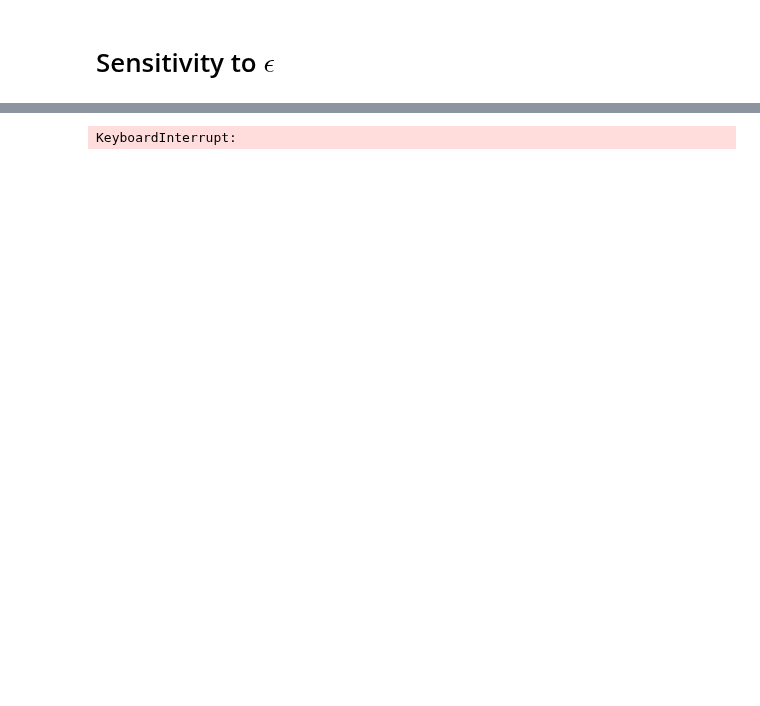
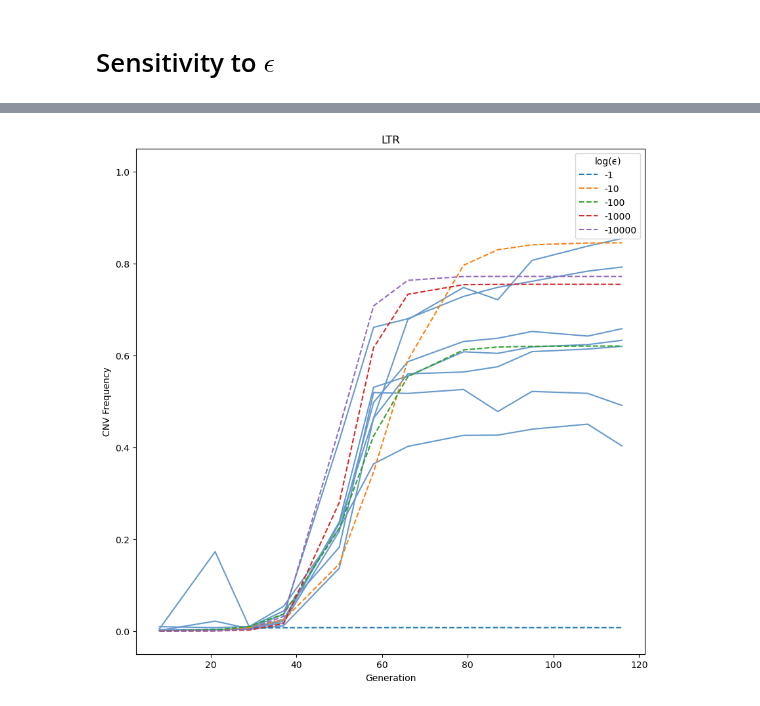
Before and after one commit to yoavram-lab/chuong_et_al, a Jupyter notebook: Overall Posterior.ipynb, the cells around one changed output, grey strips where cells are left out. Saved outputs shown, nothing was run; the diff lists cells and outputs as text; code cells hidden in the pictures; blank space fills up the shorter version.

```diff
--- a/Overall Posterior.ipynb
+++ b/Overall Posterior.ipynb
@@ -348,16 +100,30 @@ def sample_with_posterior(prior, overall_posterior_log_prob, line, n_samples, ju
-# %%
-%%time
-n_samples = 50
-sample_dfs = []
-
-for line in ['wt','ltr','ars','all']:
-    df = pd.DataFrame(index = [i for i in range(n_samples)], columns = ['line','log_s', 'log_m', 'log_p'])
-    df.iloc[:,0] = [line for i in range(n_samples)]
-    df.iloc[:,1:] = sample_with_posterior(prior, overall_posterior_log_prob, line, n_samples)
-    print(df)
-    sample_dfs.append(df)
-
-sample_df = pd.concat(sample_dfs)
-# sample_df.to_csv('sample_df_.csv')
-# %% [output]
-KeyboardInterrupt:
+# %%
+def plot_epsilons(ax, line, epsilons):
+# Plot Overall Posterior prediction for WT
+# Get data
+    op = overall_posteriors[line]
+    for i in range(len(op.Xs)):
+        ax.plot(generation.tolist(),op.Xs.iloc[i,:], color=rep_colors[line])
+
+    # Overall MAP
+    for ϵ in epsilons:
+        log_C = float(log_Cs.loc[line,:])
+        opp = OverallPosterior(op.prior, op.amortized_posterior, Xs=op.Xs, n_eval=100, log_C=1, epsilon=ϵ)
+        opp.get_log_C()
+        overall_map = opp.get_map()
+        params = torch.tensor(list(overall_map), dtype=torch.float64)
+        x = CNVsimulator(params).T
+        ax.plot(generation.tolist(),x, label = ϵ, linestyle='--')
+
+    # Plotting
+    ax.legend(title = 'log(ϵ)')
+    ax.set_title(f'{line.upper()}')
+    ax.set_xlabel('Generation')
+    ax.set_ylabel('CNV Frequency')
+    ax.set_ylim(-0.05,1.05)
+
+fig, ax = plt.subplots(figsize=(10,10))
+epsilons=[-1,-10,-100,-1000, -10000]
+plot_epsilons(ax, 'ltr', epsilons)
+# %% [output]
+[figure, added]
```
Also changed, not shown: parts of 25 cells of this notebook.
